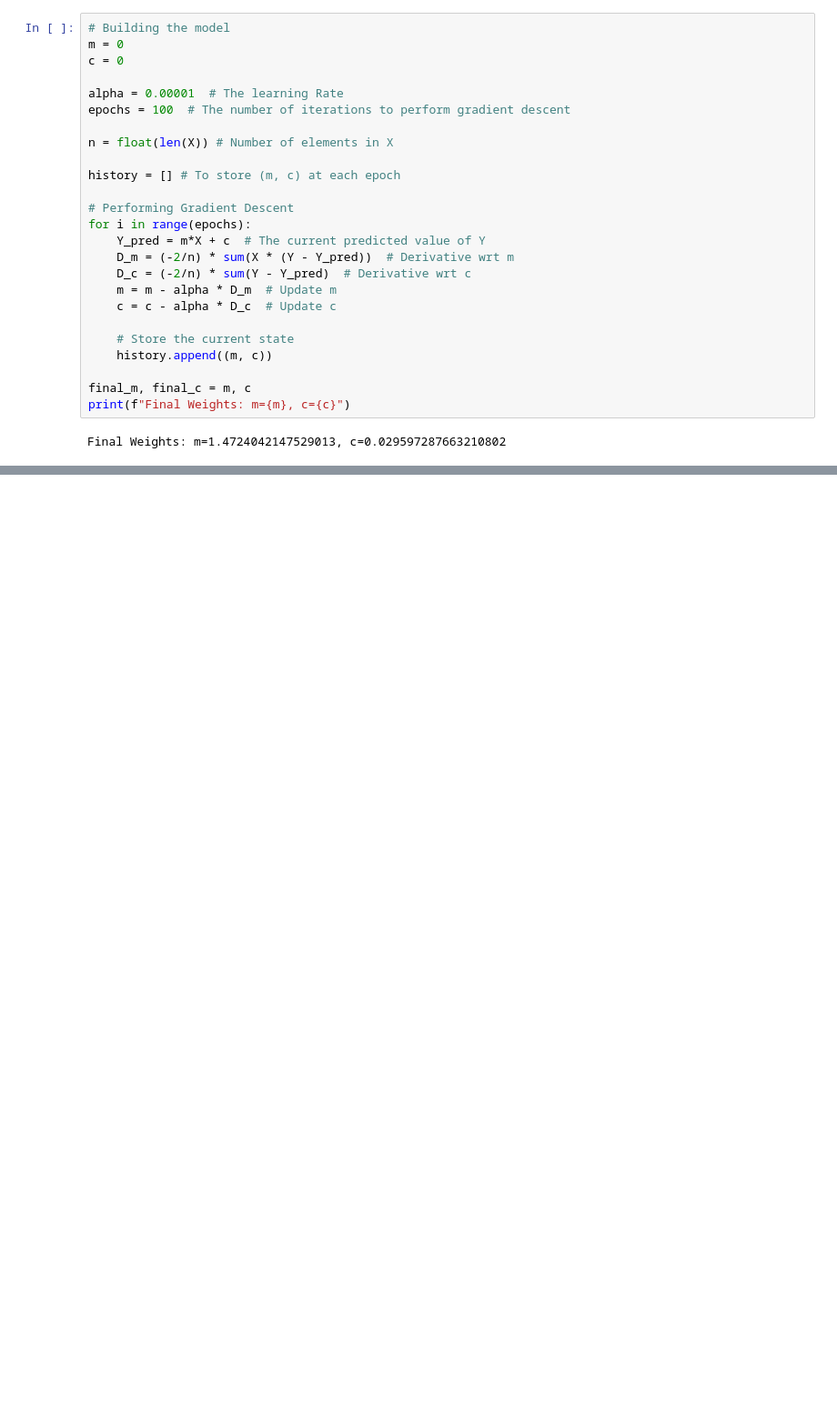
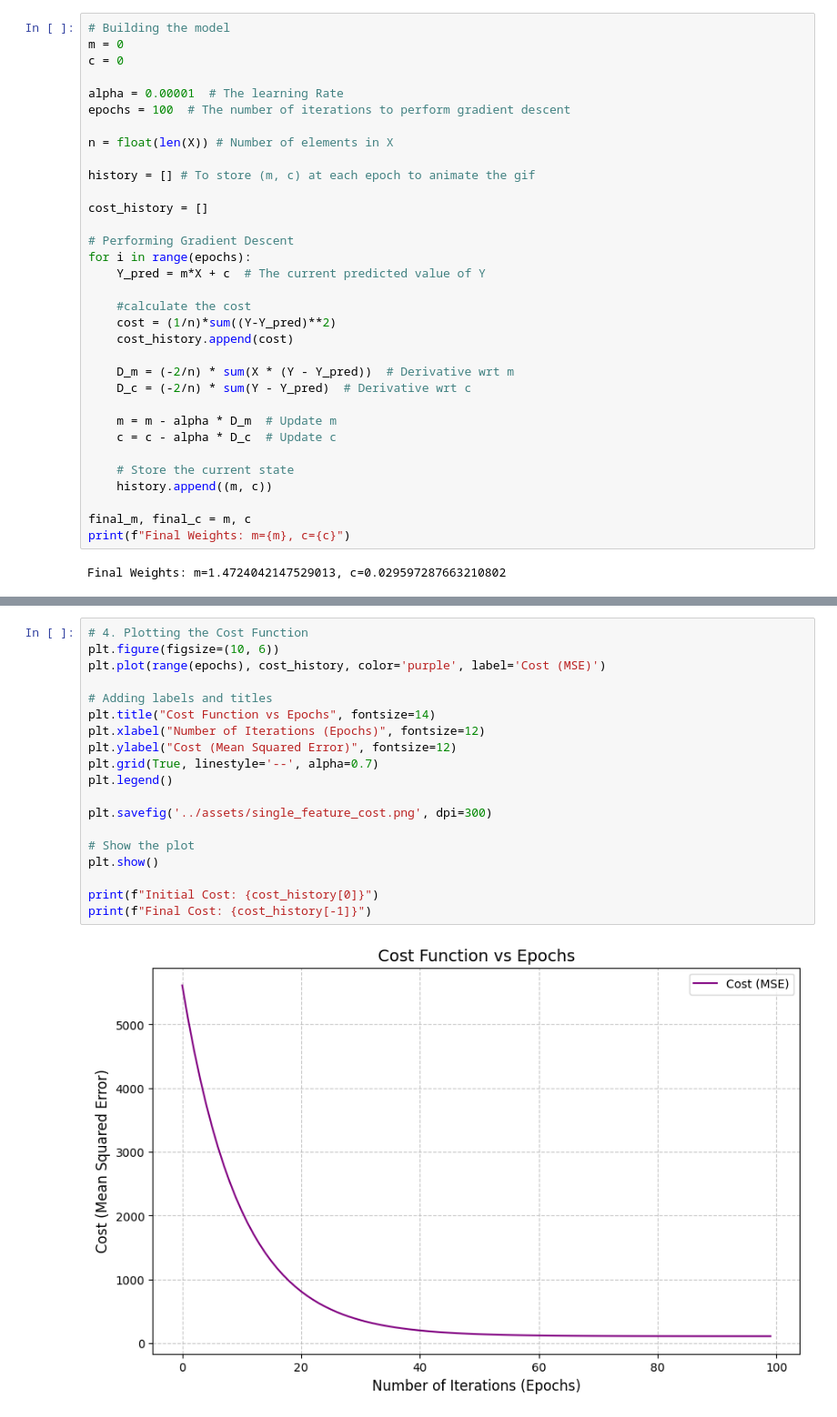
Before and after one commit to Anthony-3000/la_study_de_linear_regression, a Jupyter notebook: models/single_feature_model.ipynb, the cells around one changed output, grey strips where cells are left out. Shown at 91% size. Saved outputs shown, nothing was run; the diff lists cells and outputs as text; blank space fills up the shorter version.

Commit message:
Single Feature Regression | Cost Function wrt to no of itterations ( epochs )

```diff
--- a/models/single_feature_model.ipynb
+++ b/models/single_feature_model.ipynb
@@ -49,13 +48,21 @@ epochs = 100  # The number of iterations to perform gradient descent
 
 n = float(len(X)) # Number of elements in X
 
-history = [] # To store (m, c) at each epoch
+history = [] # To store (m, c) at each epoch to animate the gif
+
+cost_history = []
 
 # Performing Gradient Descent
 for i in range(epochs):
     Y_pred = m*X + c  # The current predicted value of Y
+
+    #calculate the cost
+    cost = (1/n)*sum((Y-Y_pred)**2)
+    cost_history.append(cost)
+
     D_m = (-2/n) * sum(X * (Y - Y_pred))  # Derivative wrt m
     D_c = (-2/n) * sum(Y - Y_pred)  # Derivative wrt c
+
     m = m - alpha * D_m  # Update m
     c = c - alpha * D_c  # Update c
 
@@ -72,0 +76,21 @@ print(history)
+# %%
+# 4. Plotting the Cost Function
+plt.figure(figsize=(10, 6))
+plt.plot(range(epochs), cost_history, color='purple', label='Cost (MSE)')
+
+# Adding labels and titles
+plt.title("Cost Function vs Epochs", fontsize=14)
+plt.xlabel("Number of Iterations (Epochs)", fontsize=12)
+plt.ylabel("Cost (Mean Squared Error)", fontsize=12)
+plt.grid(True, linestyle='--', alpha=0.7)
+plt.legend()
+
+plt.savefig('../assets/single_feature_cost.png', dpi=300)
+
+# Show the plot
+plt.show()
+
+print(f"Initial Cost: {cost_history[0]}")
+print(f"Final Cost: {cost_history[-1]}")
+# %% [output]
+[figure, added]
```
Also changed, not shown: parts of 4 cells of this notebook, 2 other files.
